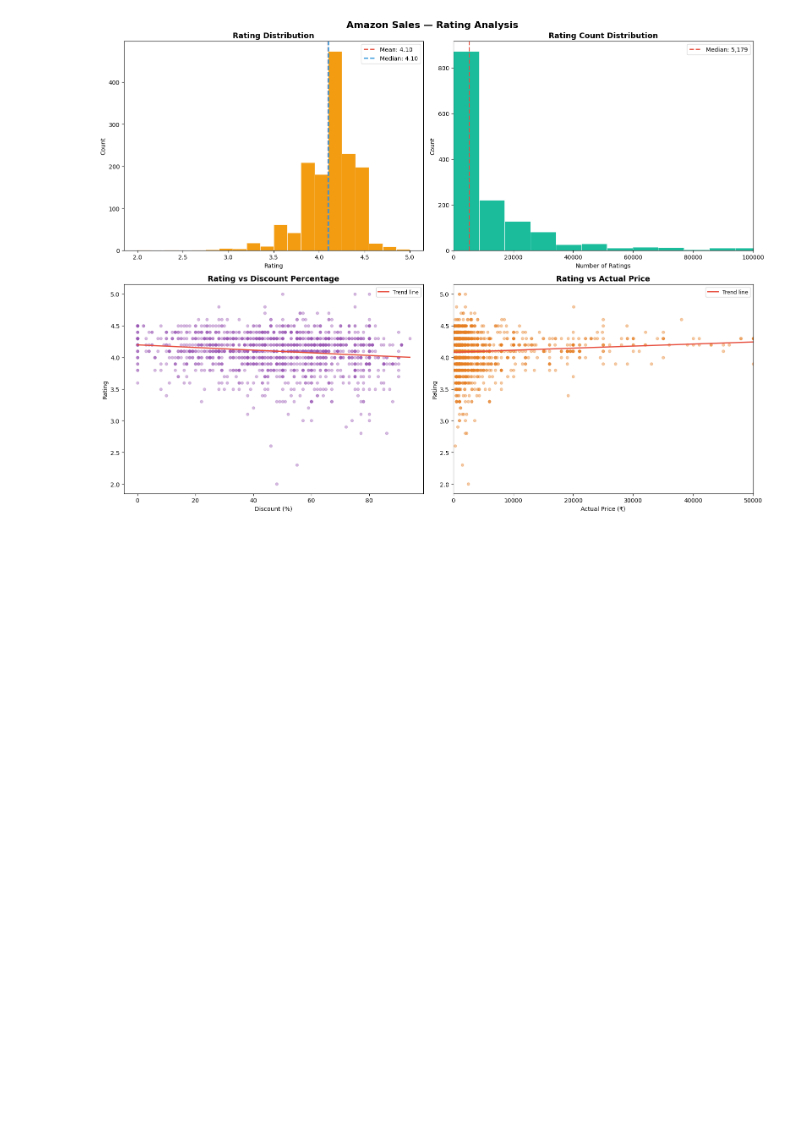
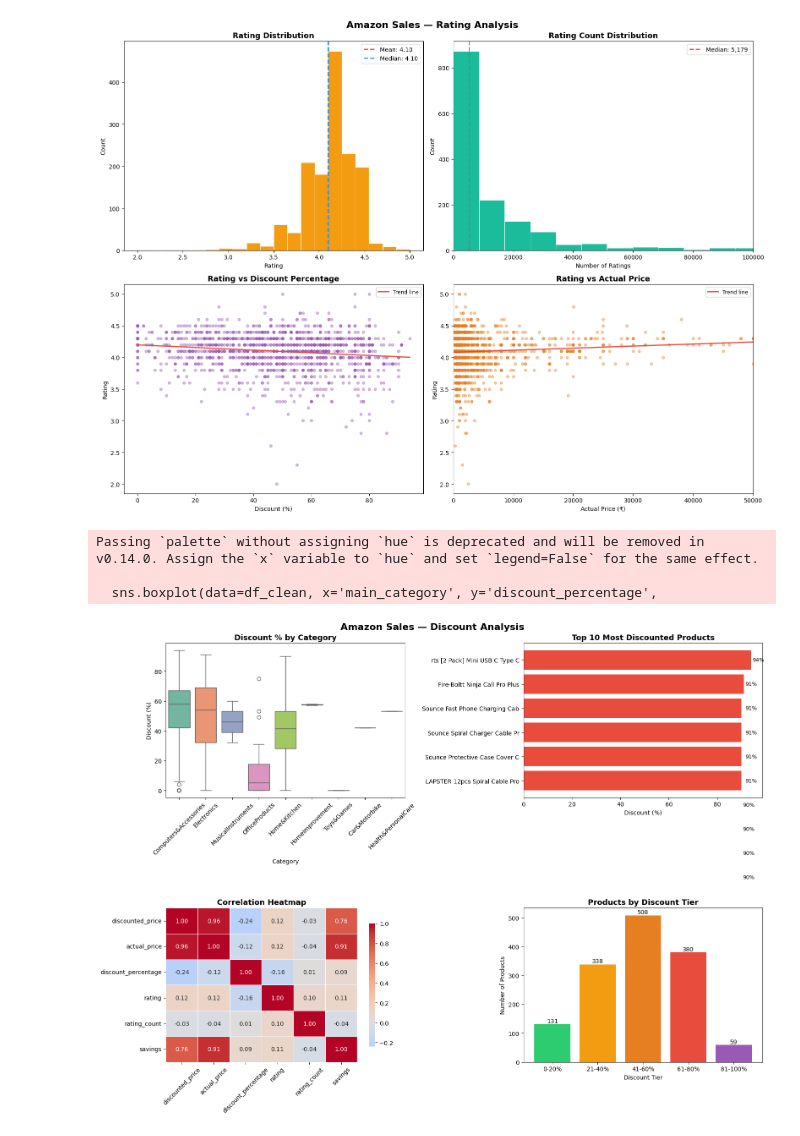
Before and after one commit to john-nio/eda-project, a Jupyter notebook: amazon/amazon_eda.ipynb, the cells around one changed output. Cells and saved outputs as stored; diff of their text form; code cells hidden in the pictures; blank space fills up the shorter version.

Commit message:
Adding charts

```diff
--- a/amazon/amazon_eda.ipynb
+++ b/amazon/amazon_eda.ipynb
@@ -377,3 +377,66 @@ plt.savefig('visualizations/rating_analysis.png', dpi=150)
 plt.show()
 # %% [output]
 [figure]
+# %%
+fig, axes = plt.subplots(2, 2, figsize=(16, 12))
+axes = axes.flatten()
+
+# ── 13. Discount percentage by category (box plot) ────────────
+sns.boxplot(data=df_clean, x='main_category', y='discount_percentage',
+            palette='Set2', ax=axes[0])
+axes[0].set_title('Discount % by Category', fontsize=13, fontweight='bold')
+axes[0].set_xlabel('Category')
+axes[0].set_ylabel('Discount (%)')
+axes[0].tick_params(axis='x', rotation=45)
+
+# ── 14. Top 10 most discounted products ───────────────────────
+top_discount = df_clean.nlargest(10, 'discount_percentage')[
+    ['product_name', 'discount_percentage']]
+top_discount['product_name'] = top_discount['product_name'].str[:30]
+
+axes[1].barh(top_discount['product_name'],
+             top_discount['discount_percentage'],
+             color='#e74c3c')
+axes[1].set_title('Top 10 Most Discounted Products',
+                  fontsize=13, fontweight='bold')
+axes[1].set_xlabel('Discount (%)')
+axes[1].invert_yaxis()
+for i, val in enumerate(top_discount['discount_percentage']):
+    axes[1].text(val + 0.5, i, f'{val:.0f}%',
+                 va='center', fontsize=9)
+
+# ── 15. Correlation heatmap ────────────────────────────────────
+numeric_cols = ['discounted_price', 'actual_price',
+                'discount_percentage', 'rating',
+                'rating_count', 'savings']
+corr = df_clean[numeric_cols].corr()
+
+sns.heatmap(corr, annot=True, fmt='.2f', cmap='coolwarm',
+            center=0, linewidths=0.5, ax=axes[2],
+            cbar_kws={'shrink': 0.8})
+axes[2].set_title('Correlation Heatmap', fontsize=13, fontweight='bold')
+axes[2].tick_params(axis='x', rotation=45)
+
+# ── 16. Discount tier distribution ────────────────────────────
+tier_counts = df_clean['discount_tier'].value_counts().sort_index()
+colors = ['#2ecc71', '#f39c12', '#e67e22', '#e74c3c', '#9b59b6']
+bars = axes[3].bar(tier_counts.index, tier_counts.values, color=colors)
+axes[3].set_title('Products by Discount Tier',
+                  fontsize=13, fontweight='bold')
+axes[3].set_xlabel('Discount Tier')
+axes[3].set_ylabel('Number of Products')
+for bar, val in zip(bars, tier_counts.values):
+    axes[3].text(bar.get_x() + bar.get_width()/2,
+                 bar.get_height() + 5,
+                 str(val), ha='center', fontsize=10)
+
+fig.suptitle('Amazon Sales — Discount Analysis',
+             fontsize=16, fontweight='bold')
+plt.tight_layout()
+plt.savefig('visualizations/discount_analysis.png', dpi=150)
+plt.show()
+# %% [output]
+Passing `palette` without assigning `hue` is deprecated and will be removed in v0.14.0. Assign the `x` variable to `hue` and set `legend=False` for the same effect.
+
+  sns.boxplot(data=df_clean, x='main_category', y='discount_percentage',
+[figure, added]
```
Also changed, not shown: 1 other file.
